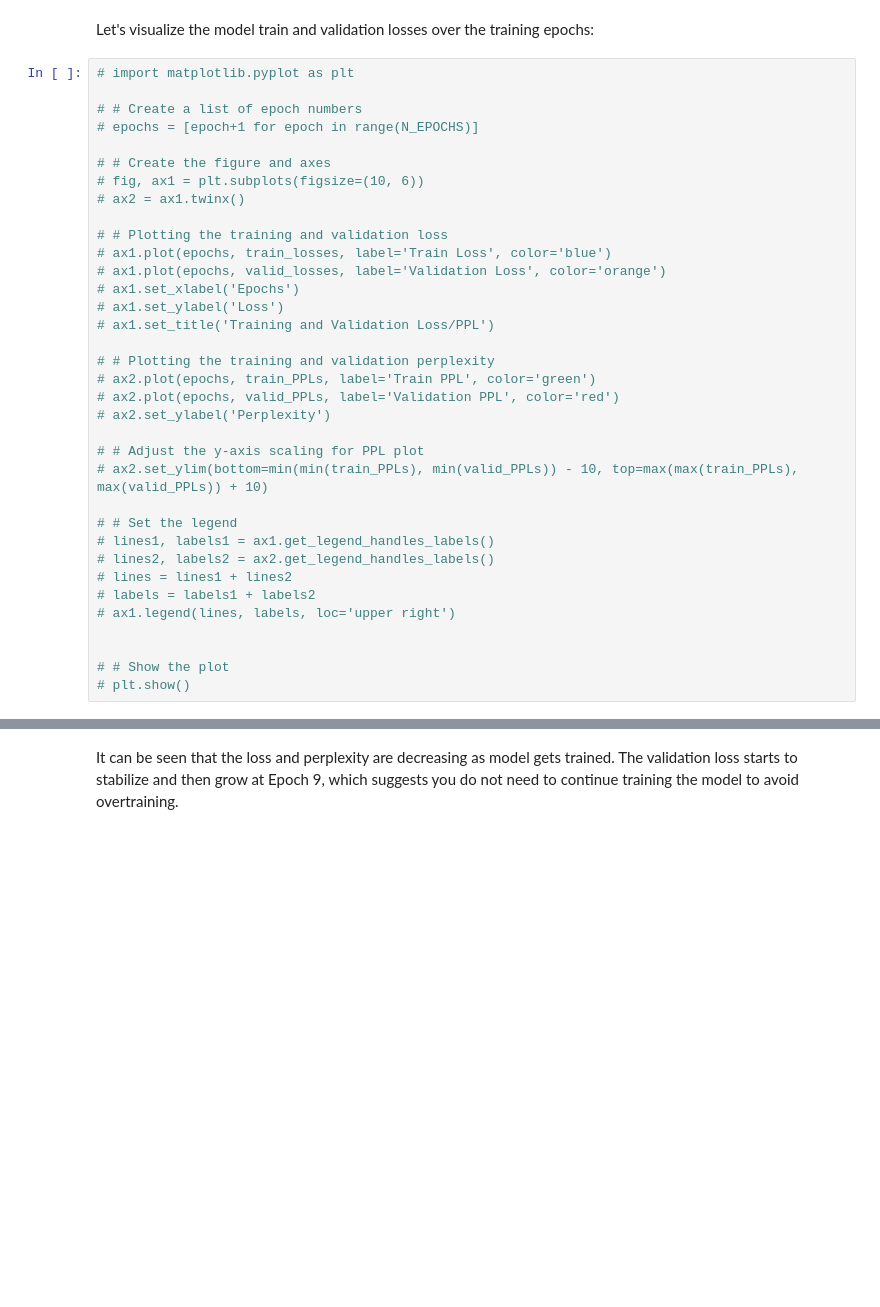
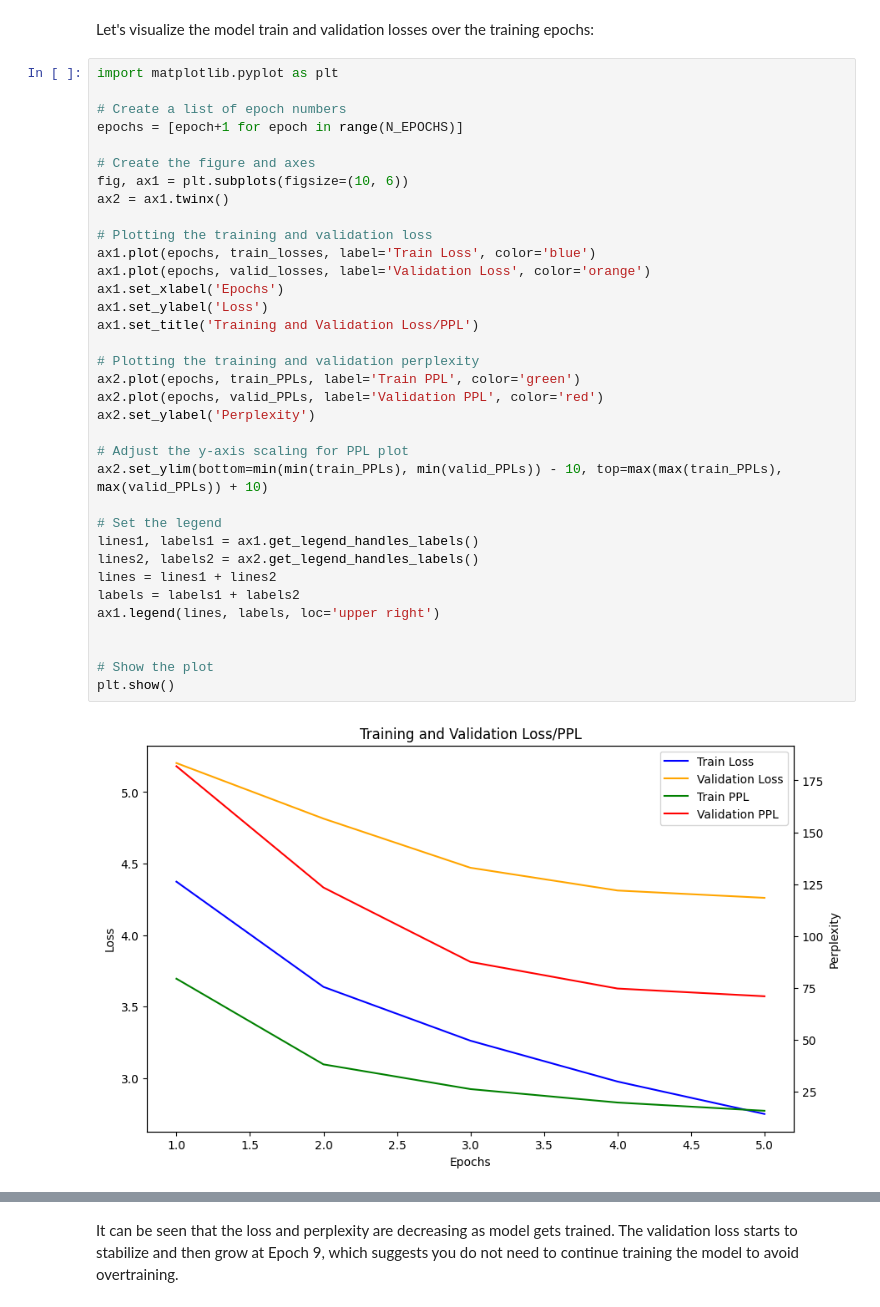
Before and after one commit to Mathes76/IBM_GenAI, a Jupyter notebook: Developing_a_Sequence-to-Sequence_Model.ipynb, the cells around one changed output, grey strips where cells are left out. Drawn from its saved outputs; the diff is of its cells as text; blank space fills up the shorter version.

```diff
--- a/Developing_a_Sequence-to-Sequence_Model.ipynb
+++ b/Developing_a_Sequence-to-Sequence_Model.ipynb
@@ -1028,37 +1044,39 @@ You can uncomment and execute this code in the labs supporting `CUDA` environmen
 # %% [markdown]
 Let's visualize the model train and validation losses over the training epochs:
 # %%
-# import matplotlib.pyplot as plt
+import matplotlib.pyplot as plt
 
-# # Create a list of epoch numbers
-# epochs = [epoch+1 for epoch in range(N_EPOCHS)]
+# Create a list of epoch numbers
+epochs = [epoch+1 for epoch in range(N_EPOCHS)]
 
-# # Create the figure and axes
-# fig, ax1 = plt.subplots(figsize=(10, 6))
-# ax2 = ax1.twinx()
+# Create the figure and axes
+fig, ax1 = plt.subplots(figsize=(10, 6))
+ax2 = ax1.twinx()
 
-# # Plotting the training and validation loss
-# ax1.plot(epochs, train_losses, label='Train Loss', color='blue')
-# ax1.plot(epochs, valid_losses, label='Validation Loss', color='orange')
-# ax1.set_xlabel('Epochs')
-# ax1.set_ylabel('Loss')
-# ax1.set_title('Training and Validation Loss/PPL')
+# Plotting the training and validation loss
+ax1.plot(epochs, train_losses, label='Train Loss', color='blue')
+ax1.plot(epochs, valid_losses, label='Validation Loss', color='orange')
+ax1.set_xlabel('Epochs')
+ax1.set_ylabel('Loss')
+ax1.set_title('Training and Validation Loss/PPL')
 
-# # Plotting the training and validation perplexity
-# ax2.plot(epochs, train_PPLs, label='Train PPL', color='green')
-# ax2.plot(epochs, valid_PPLs, label='Validation PPL', color='red')
-# ax2.set_ylabel('Perplexity')
+# Plotting the training and validation perplexity
+ax2.plot(epochs, train_PPLs, label='Train PPL', color='green')
+ax2.plot(epochs, valid_PPLs, label='Validation PPL', color='red')
+ax2.set_ylabel('Perplexity')
 
-# # Adjust the y-axis scaling for PPL plot
-# ax2.set_ylim(bottom=min(min(train_PPLs), min(valid_PPLs)) - 10, top=max(max(train_PPLs), max(valid_PPLs)) + 10)
+# Adjust the y-axis scaling for PPL plot
+ax2.set_ylim(bottom=min(min(train_PPLs), min(valid_PPLs)) - 10, top=max(max(train_PPLs), max(valid_PPLs)) + 10)
 
-# # Set the legend
-# lines1, labels1 = ax1.get_legend_handles_labels()
-# lines2, labels2 = ax2.get_legend_handles_labels()
-# lines = lines1 + lines2
-# labels = labels1 + labels2
-# ax1.legend(lines, labels, loc='upper right')
+# Set the legend
+lines1, labels1 = ax1.get_legend_handles_labels()
+lines2, labels2 = ax2.get_legend_handles_labels()
+lines = lines1 + lines2
+labels = labels1 + labels2
+ax1.legend(lines, labels, loc='upper right')
 
 
-# # Show the plot
-# plt.show()
+# Show the plot
+plt.show()
+# %% [output]
+[figure, added]
```
Also changed, not shown: parts of 9 cells of this notebook.
